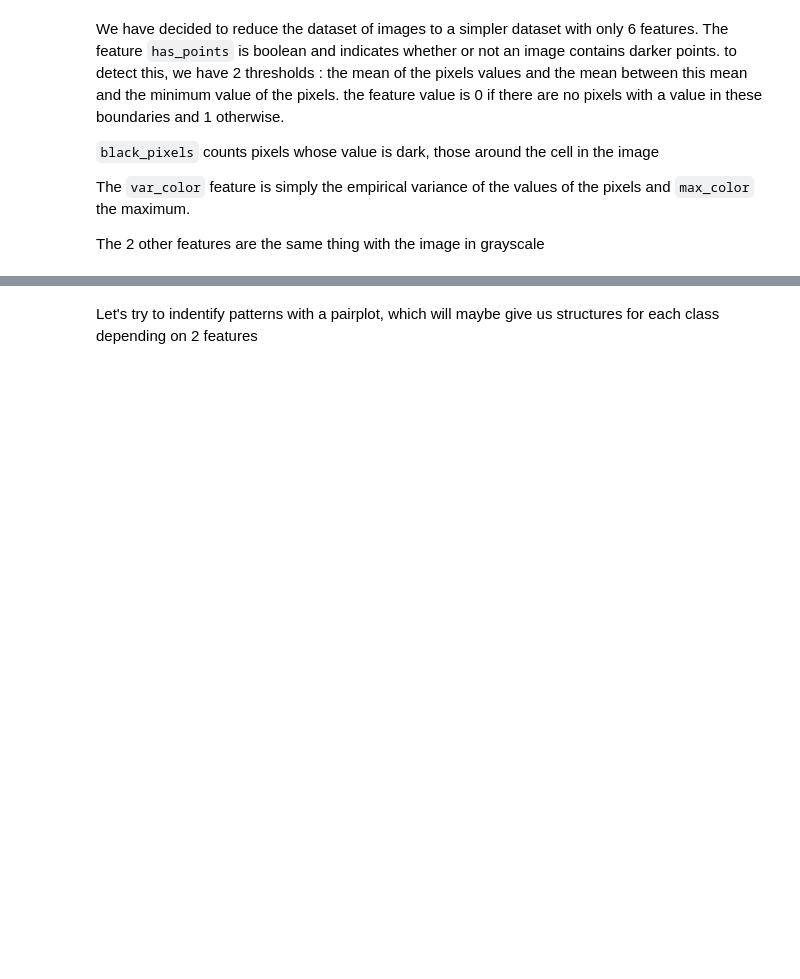
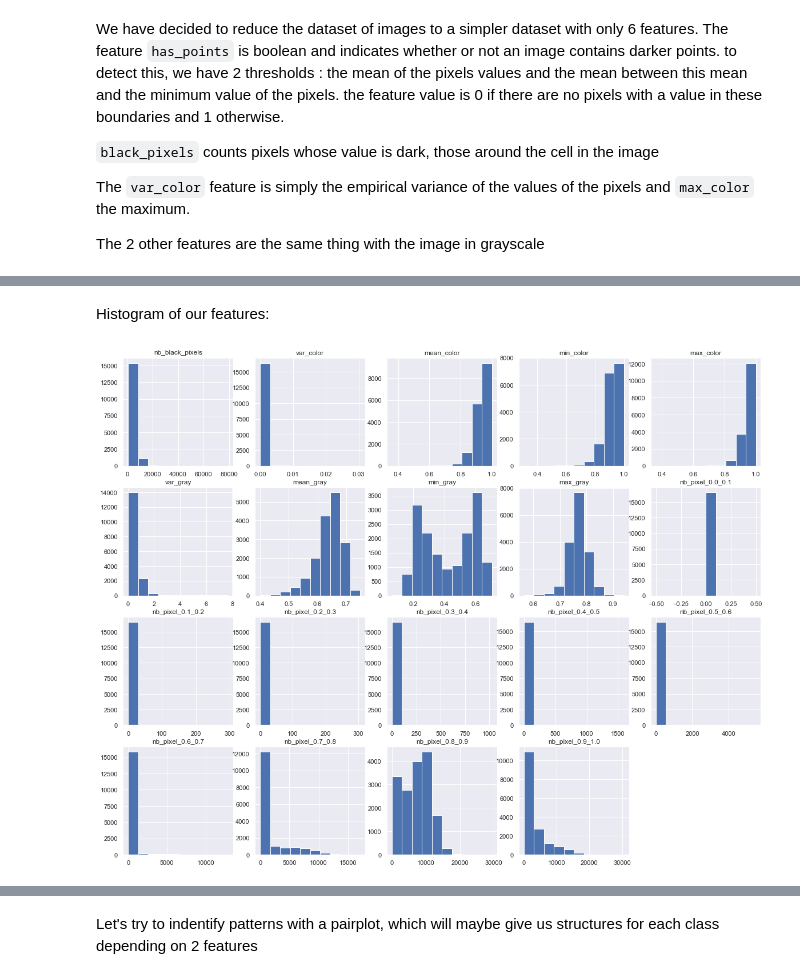
Before and after one commit to Theodb/MediChal, a Jupyter notebook: starting_kit/README.ipynb, the cells around one changed output, grey strips where cells are left out. Saved outputs shown, nothing was run; the diff lists cells and outputs as text; code cells hidden in the pictures; blank space fills up the shorter version.

Commit message:
added histograms and a correlation matrix

```diff
--- a/starting_kit/README.ipynb
+++ b/starting_kit/README.ipynb
@@ -115,0 +119,14 @@ data.describe()
+# %% [markdown]
+Histogram of our features:
+# %%
+import matplotlib.pyplot as plt
+
+plt.figure(figsize=(20,16))
+
+for t in range(19):
+    plt.subplot(4,5,t+1)
+    plt.hist(data[data.columns[t]])
+    plt.title(data.columns[t])
+    t+=1
+# %% [output]
+[figure, added]
```
Also changed, not shown: parts of 18 cells of this notebook.
